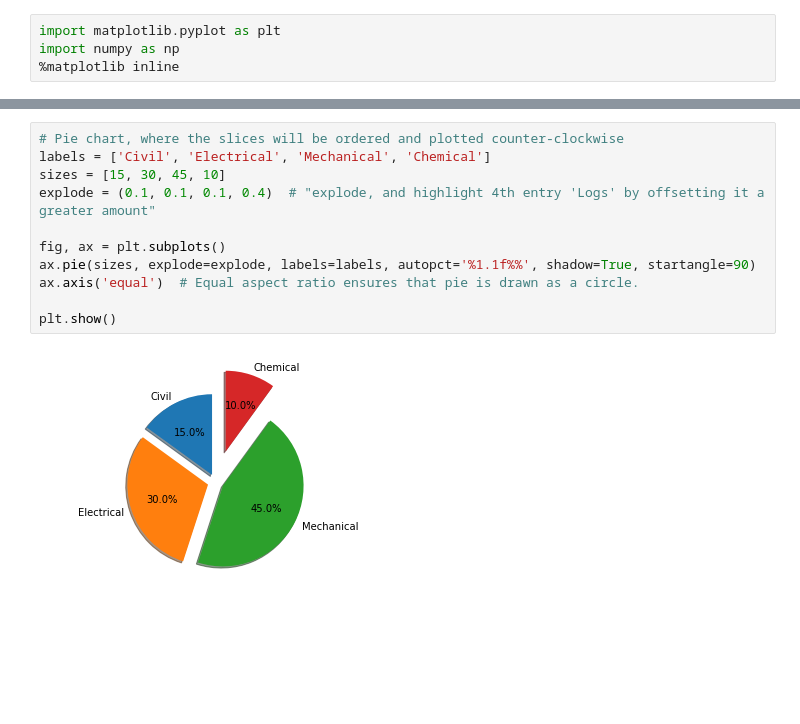
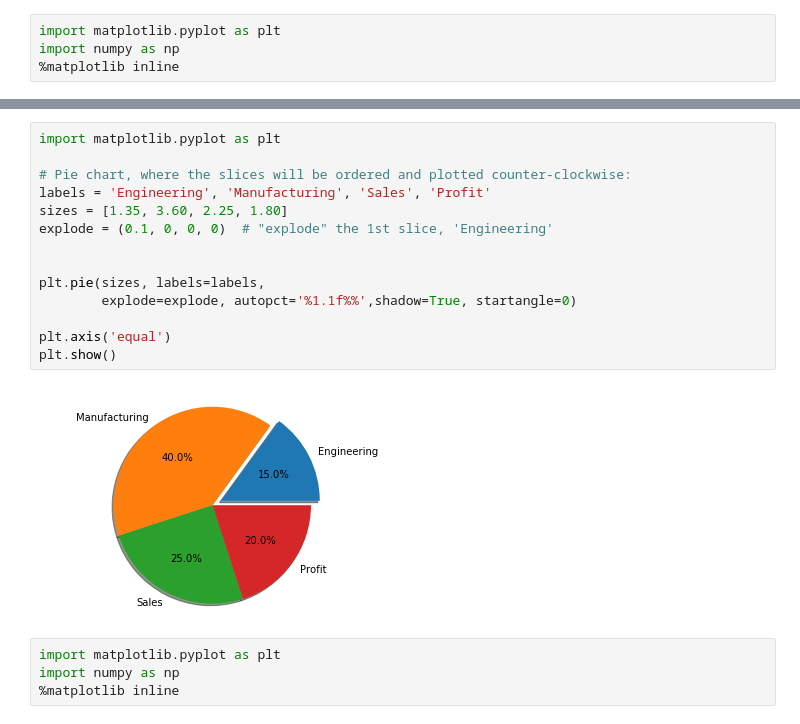
Before and after one commit to ProfessorKazarinoff/Problem-Solving-101-with-Python, a Jupyter notebook: notebooks/05-Plotting-with-Matplotlib/06.06-Bar-Charts-and-Pie-Charts.ipynb, the cells around one changed output, grey strips where cells are left out. Drawn from its saved outputs; the diff is of its cells as text; blank space fills up the shorter version.

```diff
--- a/notebooks/05-Plotting-with-Matplotlib/06.06-Bar-Charts-and-Pie-Charts.ipynb
+++ b/notebooks/05-Plotting-with-Matplotlib/06.06-Bar-Charts-and-Pie-Charts.ipynb
@@ -69,13 +128,20 @@ plt.show()
 # %%
-# Pie chart, where the slices will be ordered and plotted counter-clockwise
-labels = ['Civil', 'Electrical', 'Mechanical', 'Chemical']
-sizes = [15, 30, 45, 10]
-explode = (0.1, 0.1, 0.1, 0.4)  # "explode, and highlight 4th entry 'Logs' by offsetting it a greater amount"
+import matplotlib.pyplot as plt
 
-fig, ax = plt.subplots()
-ax.pie(sizes, explode=explode, labels=labels, autopct='%1.1f%%', shadow=True, startangle=90)
-ax.axis('equal')  # Equal aspect ratio ensures that pie is drawn as a circle.
+# Pie chart, where the slices will be ordered and plotted counter-clockwise:
+labels = 'Engineering', 'Manufacturing', 'Sales', 'Profit'
+sizes = [1.35, 3.60, 2.25, 1.80]
+explode = (0.1, 0, 0, 0)  # "explode" the 1st slice, 'Engineering'
 
+
+plt.pie(sizes, labels=labels,
+        explode=explode, autopct='%1.1f%%',shadow=True, startangle=0)
+
+plt.axis('equal')
 plt.show()
 # %% [output]
-[figure, old version]
+[figure, new version]
+# %%
+import matplotlib.pyplot as plt
+import numpy as np
+%matplotlib inline
```
Also changed, not shown: parts of 20 cells of this notebook, 14 other files.
